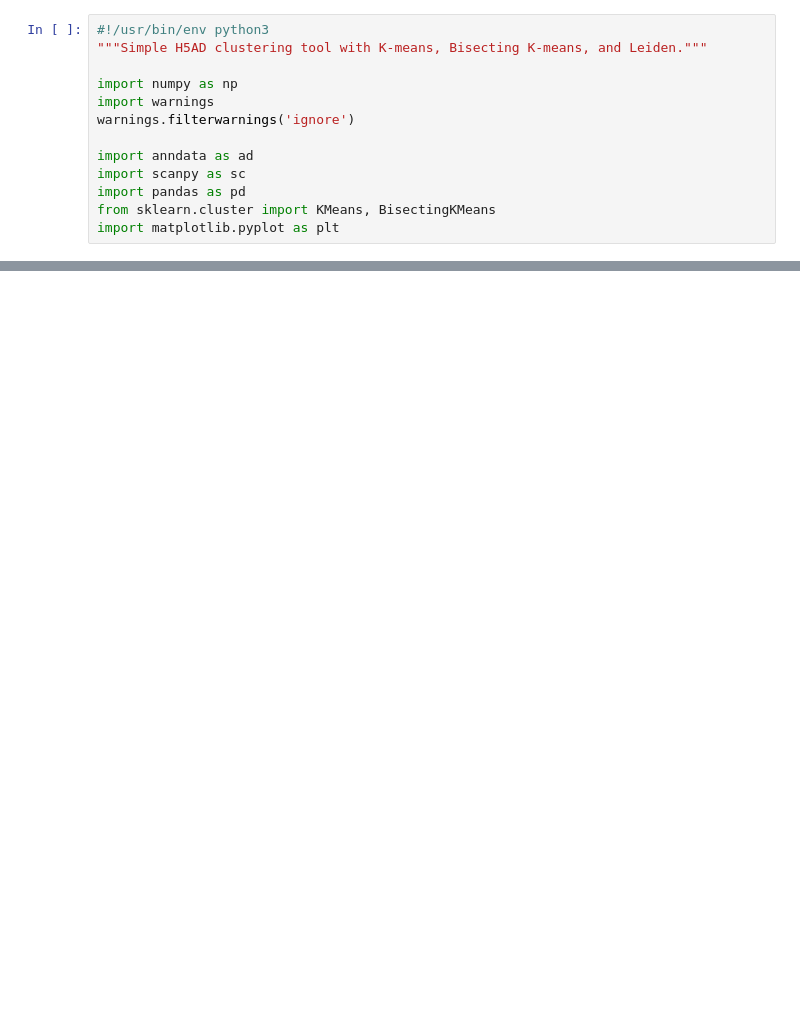
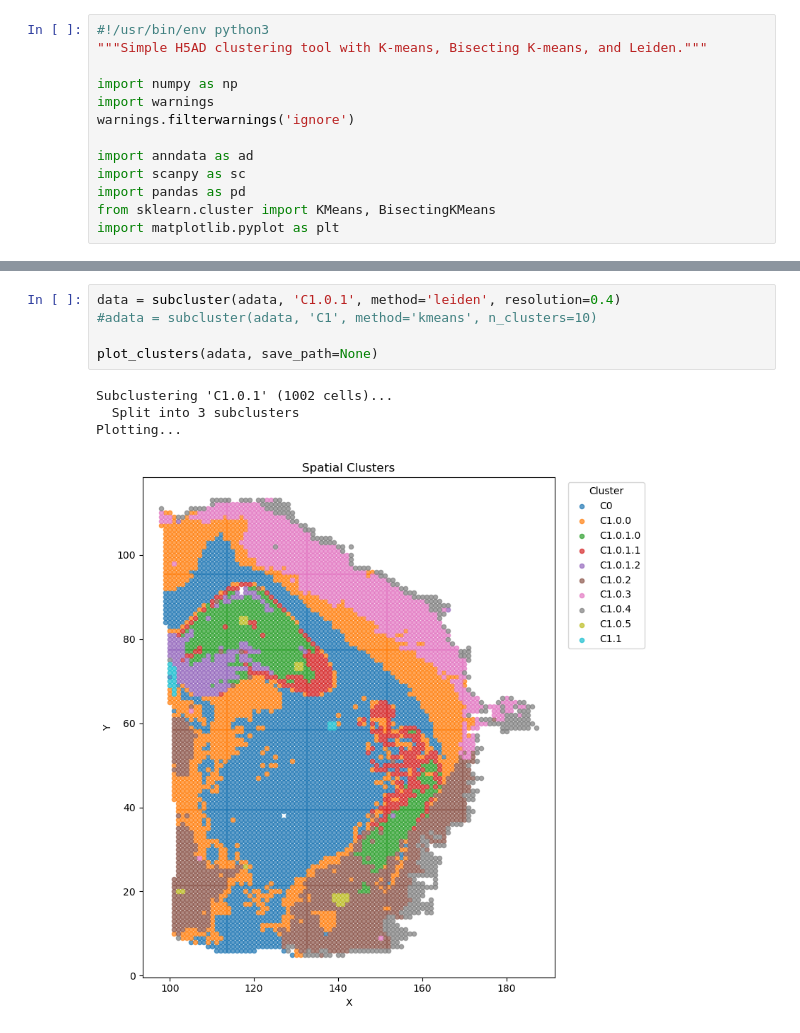
Before and after one commit to Amin-Jarrahi/PhD_Thesis, a Jupyter notebook: chapter_4/dl_code/2_h5ad_clusterer_labeler.ipynb, the cells around one changed output, grey strips where cells are left out. Drawn from its saved outputs; the diff is of its cells as text; blank space fills up the shorter version.

```diff
--- a/chapter_4/dl_code/2_h5ad_clusterer_labeler.ipynb
+++ b/chapter_4/dl_code/2_h5ad_clusterer_labeler.ipynb
@@ -108,0 +304,10 @@ if __name__ == "__main__":
+# %%
+data = subcluster(adata, 'C1.0.1', method='leiden', resolution=0.4)
+#adata = subcluster(adata, 'C1', method='kmeans', n_clusters=10)
+
+plot_clusters(adata, save_path=None)
+# %% [output]
+Subclustering 'C1.0.1' (1002 cells)...
+  Split into 3 subclusters
+Plotting...
+[figure, added]
```
Also changed, not shown: parts of 8 cells of this notebook.
